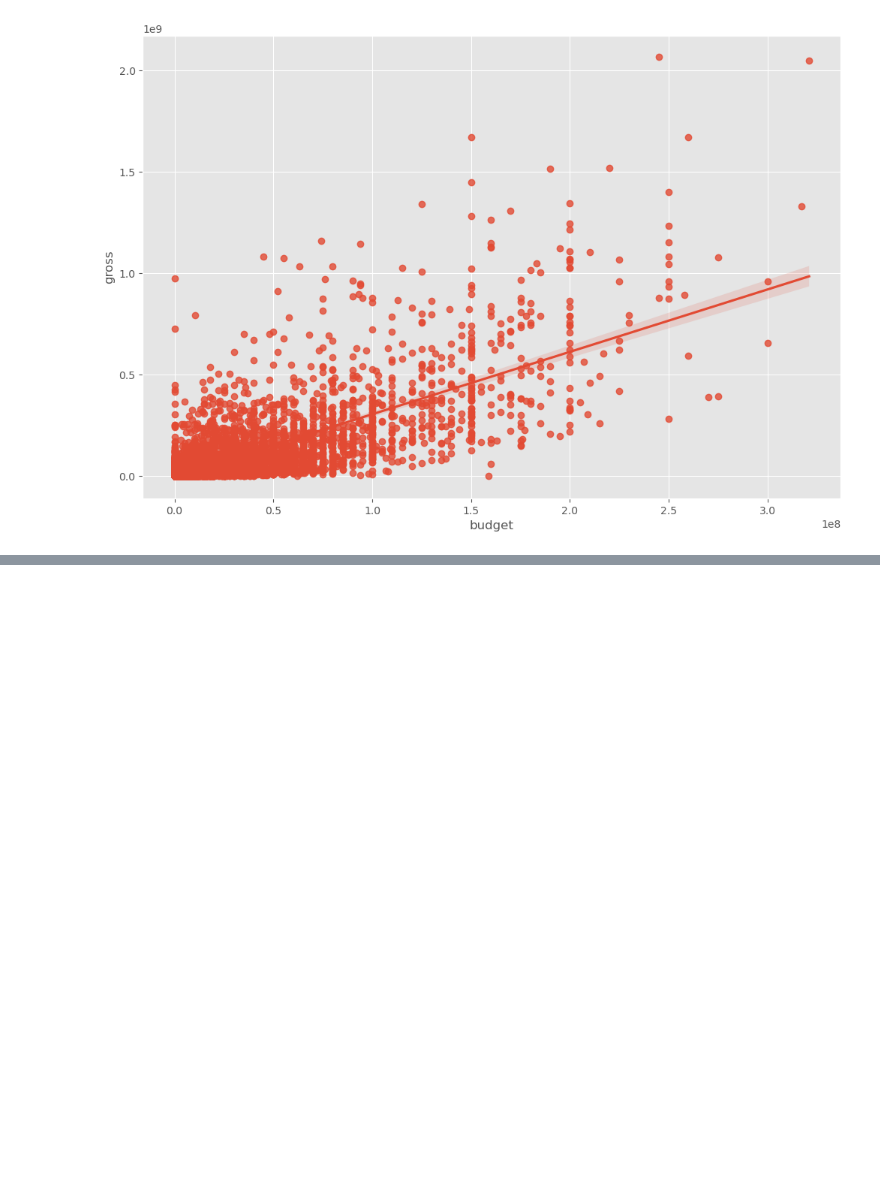
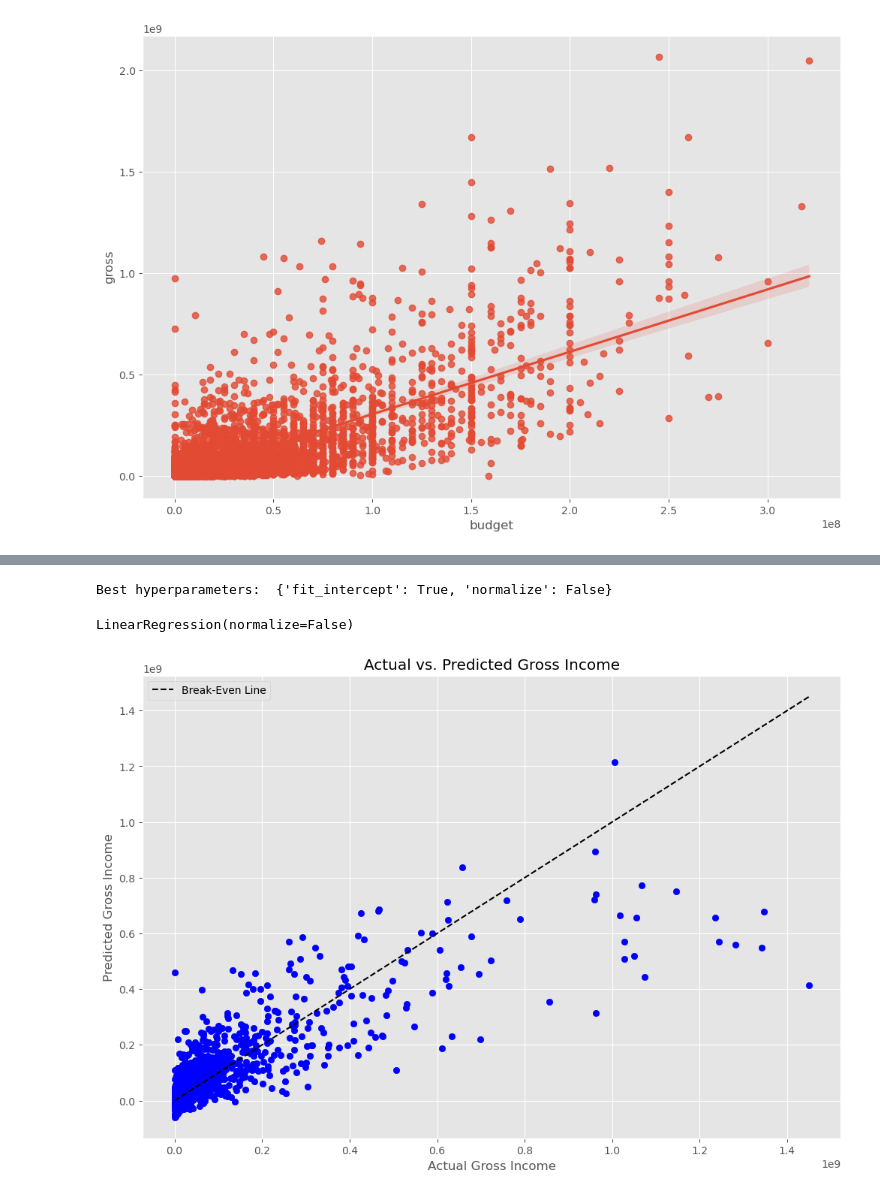
Before and after one commit to TrustyBeard/Python-Correlation, a Jupyter notebook: Python Code.ipynb, the cells around one changed output, grey strips where cells are left out. Drawn from its saved outputs; the diff is of its cells as text; code cells hidden in the pictures; blank space fills up the shorter version.

```diff
--- a/Python Code.ipynb
+++ b/Python Code.ipynb
@@ -268,0 +270,11 @@ plt.show()
+# %%
+#Let's try tuning some hyperparameters to try and improve the models accuracy
+#specify the hyperparameters to tune and their possible values
+param_grid = {'fit_intercept': [True, False], 'normalize': [True, False]}
+# create a linear regression model
+reg = LinearRegression()
+# %%
+# create a grid search object with the specified hyperparameters
+grid_search = GridSearchCV(reg, param_grid, cv=5)
+# fit the grid search to the data
+grid_search.fit(X_train, y_train)
@@ -268,0 +302,26 @@ plt.show()
+# %%
+# print the best hyperparameters
+print("Best hyperparameters: ", grid_search.best_params_)
+# %% [output]
+Best hyperparameters:  {'fit_intercept': True, 'normalize': False}
+# %%
+# get the best model
+best_model = grid_search.best_estimator_
+print(best_model)
+# %% [output]
+LinearRegression(normalize=False)
+# %%
+best_reg = LinearRegression(fit_intercept=True, normalize=False)
+best_reg.fit(X_train, y_train)
+y_pred = best_reg.predict(X_test)
+# %%
+# plot the actual vs. predicted values
+plt.scatter(y_test, y_pred, c='blue')
+plt.xlabel('Actual Gross Income')
+plt.ylabel('Predicted Gross Income')
+plt.title('Actual vs. Predicted Gross Income')
+plt.plot([min(y_test), max(y_test)], [min(y_test), max(y_test)], color='black', linestyle='--', label="Break-Even Line")
+plt.legend()
+plt.show()
+# %% [output]
+[figure, added]
```
Also changed, not shown: parts of 35 cells of this notebook.
